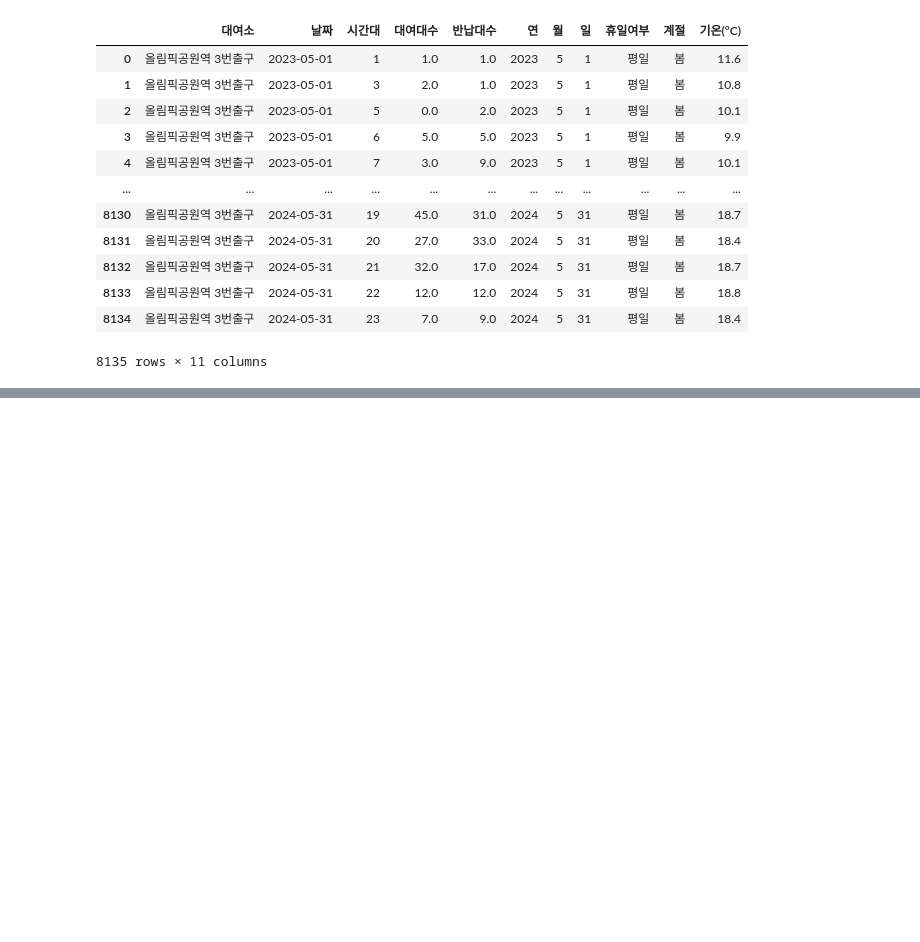
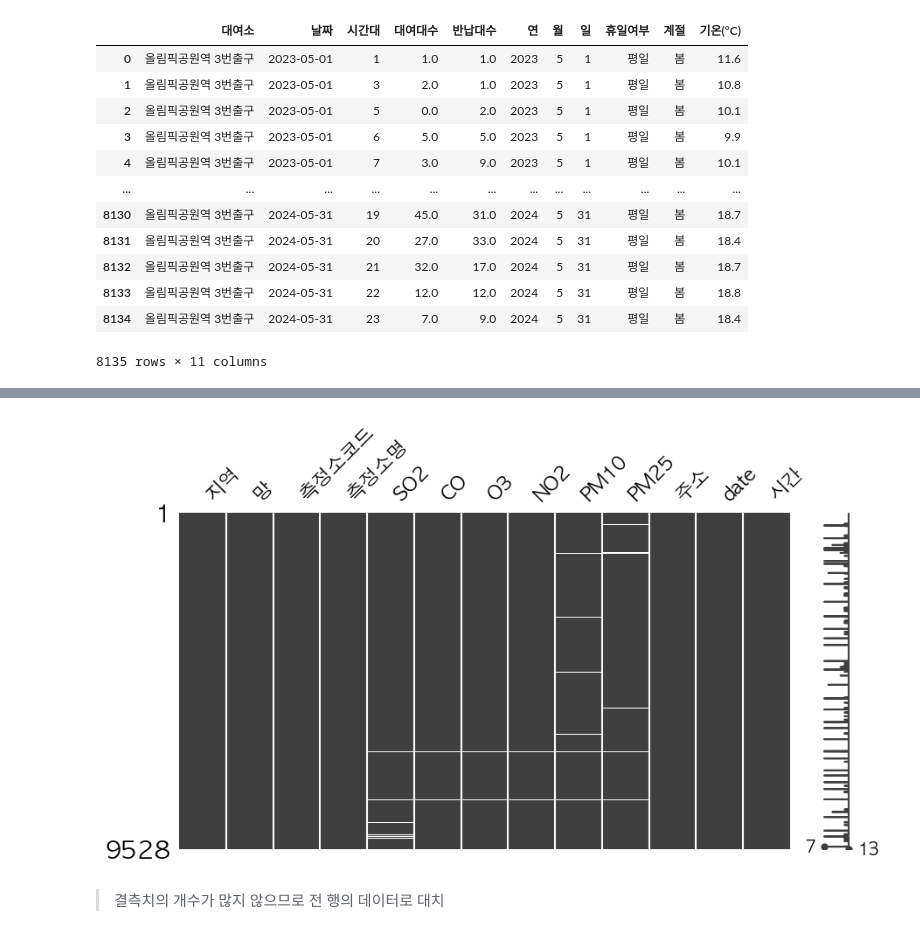
Before and after one commit to donghun-ha/Ddareungi, a Jupyter notebook: python/note/dh/olympic_park.ipynb, the cells around one changed output, grey strips where cells are left out. Saved outputs shown, nothing was run; the diff lists cells and outputs as text; code cells hidden in the pictures; blank space fills up the shorter version.

Commit message:
airpollution data merge
오존 컬럼 말고는 상관관계가 없음

```diff
--- a/python/note/dh/olympic_park.ipynb
+++ b/python/note/dh/olympic_park.ipynb
@@ -838,0 +859,6 @@ olympic_park_station.to_csv("../../data/olympic_park_station_weather_merge.csv")
+# %%
+# 데이터 불러오기
+airpollution_data = pd.read_csv("../../data/초미세먼지 데이터.csv")
+
+# 데이터 확인
+airpollution_data
@@ -838,0 +879,8 @@ olympic_park_station.to_csv("../../data/olympic_park_station_weather_merge.csv")
+# %%
+# 결측치 시각화
+msno.matrix(airpollution_data, figsize=(10,5))
+plt.show()
+# %% [output]
+[figure, added]
+# %% [markdown]
+> 결측치의 개수가 많지 않으므로 전 행의 데이터로 대치
```
Also changed, not shown: parts of 15 cells of this notebook.
